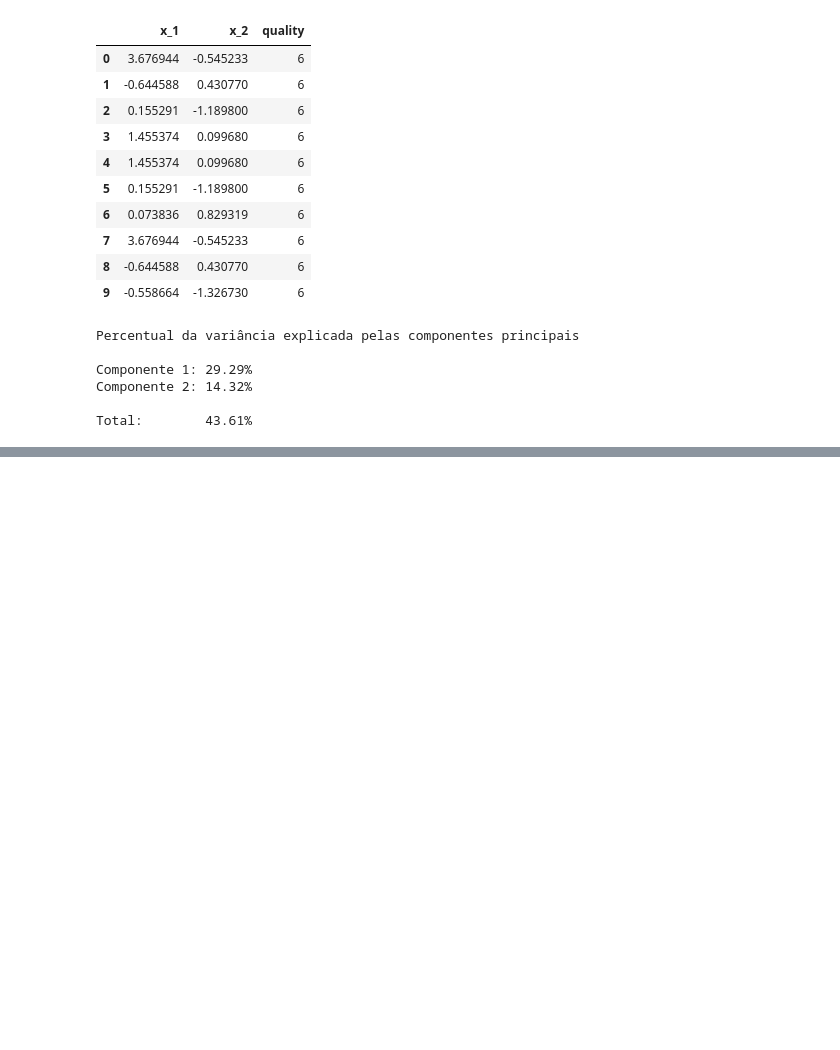
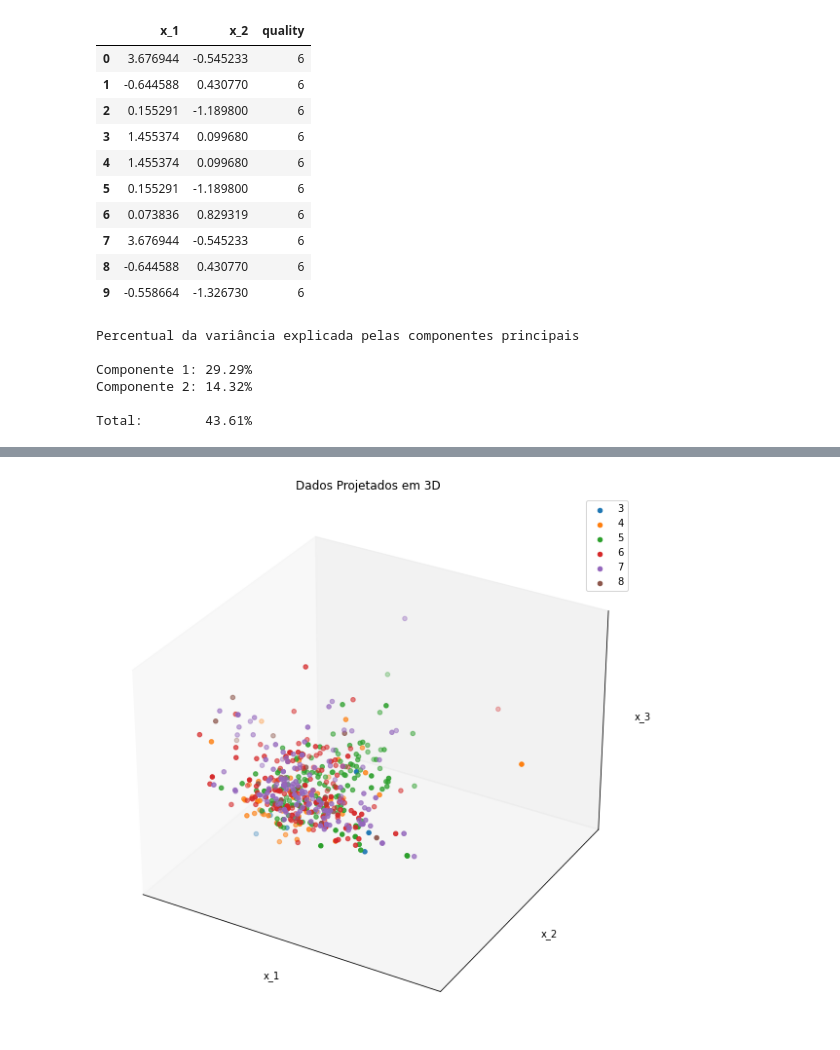
Before and after one commit to mwoitek/qualidade-do-vinho, a Jupyter notebook: python/cluster/pca.ipynb, the cells around one changed output, grey strips where cells are left out. Drawn from its saved outputs; the diff is of its cells as text; code cells hidden in the pictures; blank space fills up the shorter version.

```diff
--- a/python/cluster/pca.ipynb
+++ b/python/cluster/pca.ipynb
@@ -189,0 +193,3 @@ plota_2d(brancos_proj_2d, TAM_AMOSTRA)
+# %%
+tintos_proj_3d, pca_tintos = projeta_dados(3, tintos_normal, qual_tintos)
+tintos_proj_3d.head(N_HEAD)
@@ -189,0 +218,4 @@ plota_2d(brancos_proj_2d, TAM_AMOSTRA)
+# %%
+plota_3d(tintos_proj_3d, TAM_AMOSTRA)
+# %% [output]
+[figure, added]
```
Also changed, not shown: parts of 15 cells of this notebook, 2 other files.
